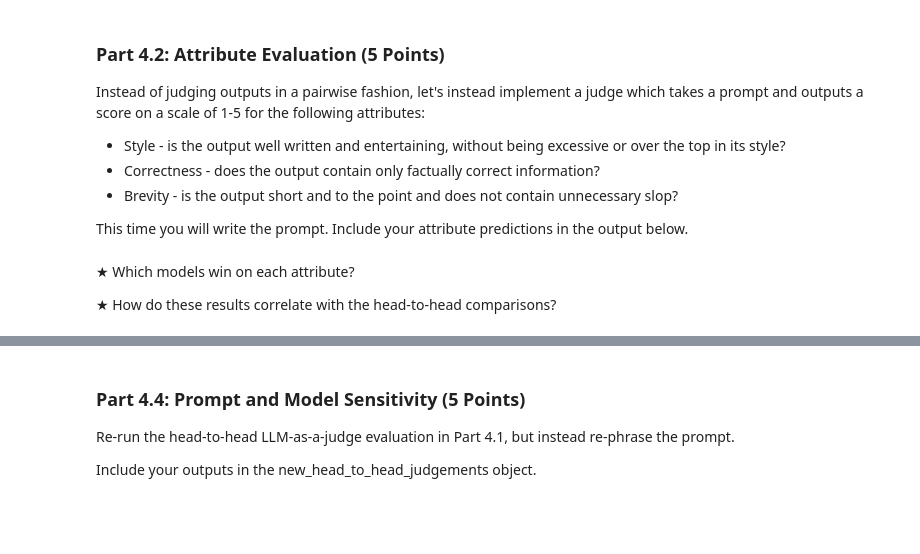
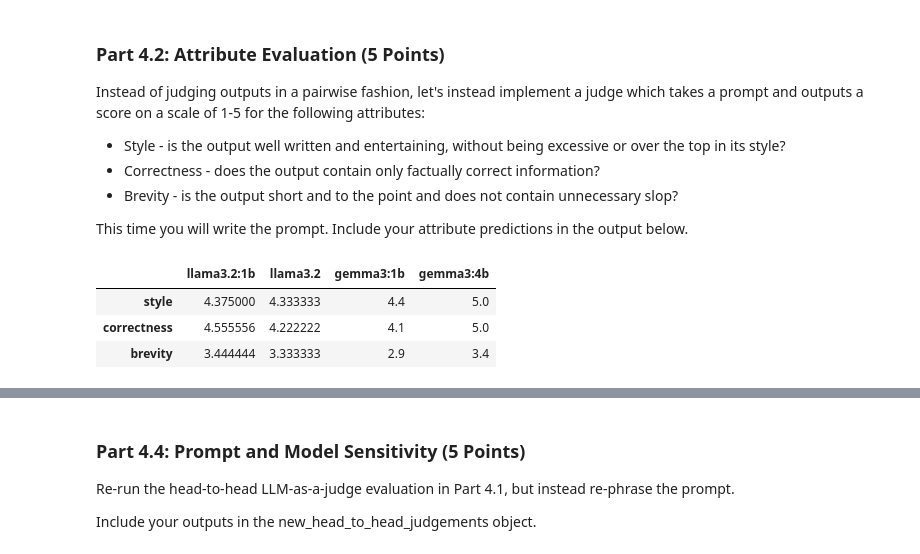
Before and after one commit to sgslay/sgslay, a Jupyter notebook: HW1.ipynb, the cells around one changed output, grey strips where cells are left out. Saved outputs shown, nothing was run; the diff lists cells and outputs as text; code cells hidden in the pictures; blank space fills up the shorter version.

```diff
--- a/HW1.ipynb
+++ b/HW1.ipynb
@@ -1082,5 +1286,25 @@ def get_pairwise_judgement_prompt(prompt, output1, output2):
 head_to_head_judgements = [{str((model_a, model_b)): None for model_a in models for model_b in models if model_a != model_b} for _ in range(len(prompts))]
 
 # TODO: implement the head to head judgements
+async def get_pairwise_judgement(prompt, output1, output2):
+    judgement_prompt = get_pairwise_judgement_prompt(prompt, output1, output2)
+    response = await run_inference(judge_model, judgement_prompt, temperature=0.0, max_tokens=8)
+    return response.strip()
+
+for i, prompt in enumerate(prompts):
+    for model_a in models:
+        for model_b in models:
+            if model_a == model_b:
+                continue
+            output1 = outputs_per_model[model_a][i]
+            output2 = outputs_per_model[model_b][i]
+            verdict = await get_pairwise_judgement(prompt, output1, output2)
+            if "1" in verdict:
+                winner = model_a
+            elif "2" in verdict:
+                winner = model_b
+            else:
+                winner = None  # judge didn't give a clean 1/2 answer
+            head_to_head_judgements[i][str((model_a, model_b))] = winner
 
 save_results(head_to_head_judgements, "results/head_to_head_judgements.json")
@@ -1107,4 +1342,40 @@ save_results(attribute_preds, "results/attribute_preds.json")
-# %% [markdown]
-★ Which models win on each attribute?
-
-★ How do these results correlate with the head-to-head comparisons?
+# %%
+import re
+attribute_preds = [[{'style': None, 'correctness': None, 'brevity': None} for _ in models] for _ in prompts]
+
+# TODO: Implement the attribute predictions
+
+async def get_attribute_scores(prompt, output):
+    judgement_prompt = get_attribute_judgement_prompt(prompt, output)
+    response = await run_inference(judge_model, judgement_prompt, temperature=0.0, max_tokens=32)
+    scores = {'style': None, 'correctness': None, 'brevity': None}
+    for attr in scores:
+        match = re.search(rf"{attr}\s*=\s*(\d)", response)
+        if match:
+            scores[attr] = int(match.group(1))
+    return scores
+
+for i, prompt in enumerate(prompts):
+    for j, model in enumerate(models):
+        output = outputs_per_model[model][i]
+        attribute_preds[i][j] = await get_attribute_scores(prompt, output)
+
+
+save_results(attribute_preds, "results/attribute_preds.json")
+
+# TODO: Scratch space for computing average attribute scores and generating a table to compare across models.
+
+attr_table = pd.DataFrame({
+    model: {
+        attr: sum(attribute_preds[i][j][attr] for i in range(len(prompts)) if attribute_preds[i][j][attr] is not None) /
+              sum(1 for i in range(len(prompts)) if attribute_preds[i][j][attr] is not None)
+        for attr in ['style', 'correctness', 'brevity']
+    }
+    for j, model in enumerate(models)
+})
+attr_table
+# %% [output]
+|  | llama3.2:1b | llama3.2 | gemma3:1b | gemma3:4b |
+| style | 4.375000 | 4.333333 | 4.4 | 5.0 |
+| correctness | 4.555556 | 4.222222 | 4.1 | 5.0 |
+| brevity | 3.444444 | 3.333333 | 2.9 | 3.4 |
```
Also changed, not shown: parts of 39 cells of this notebook.
